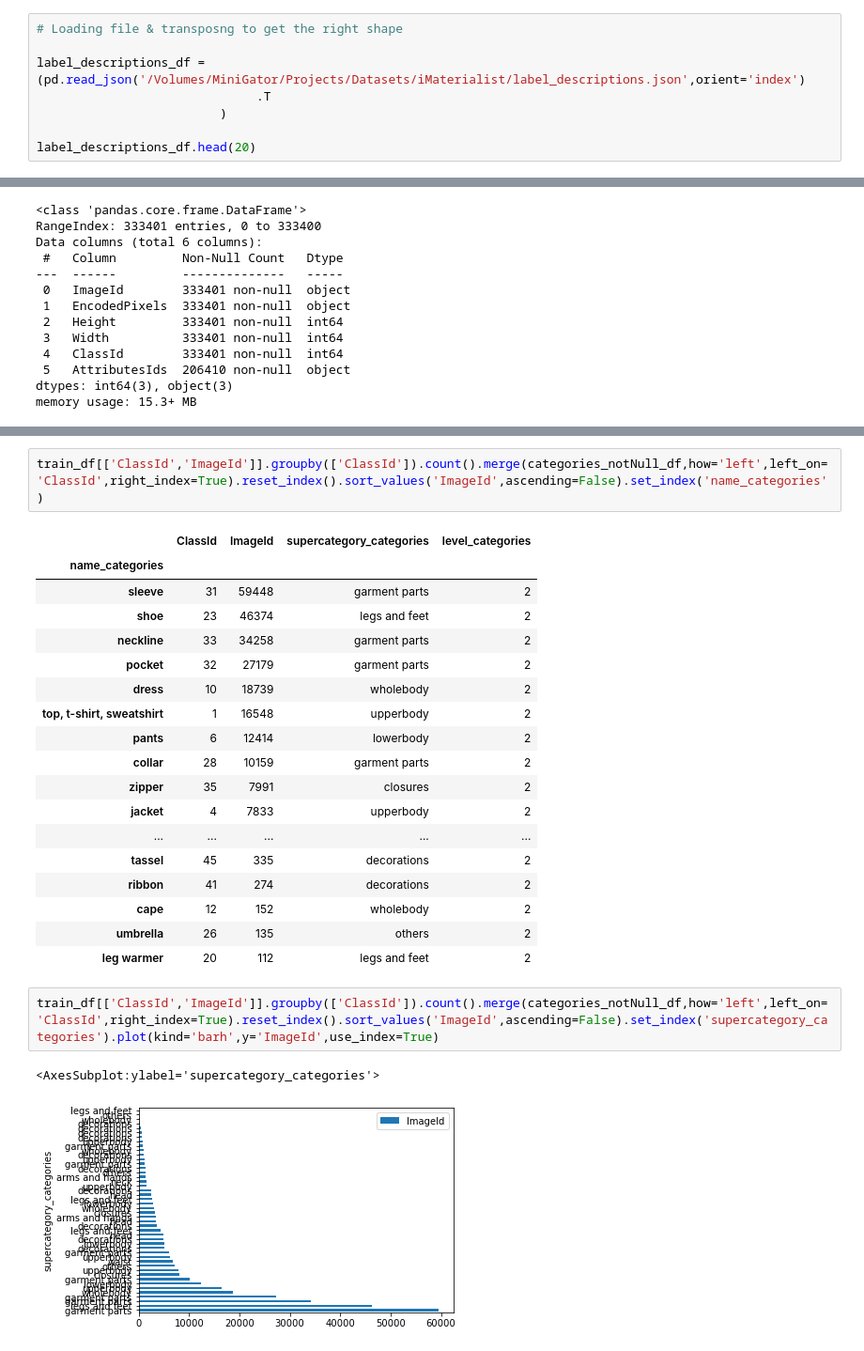
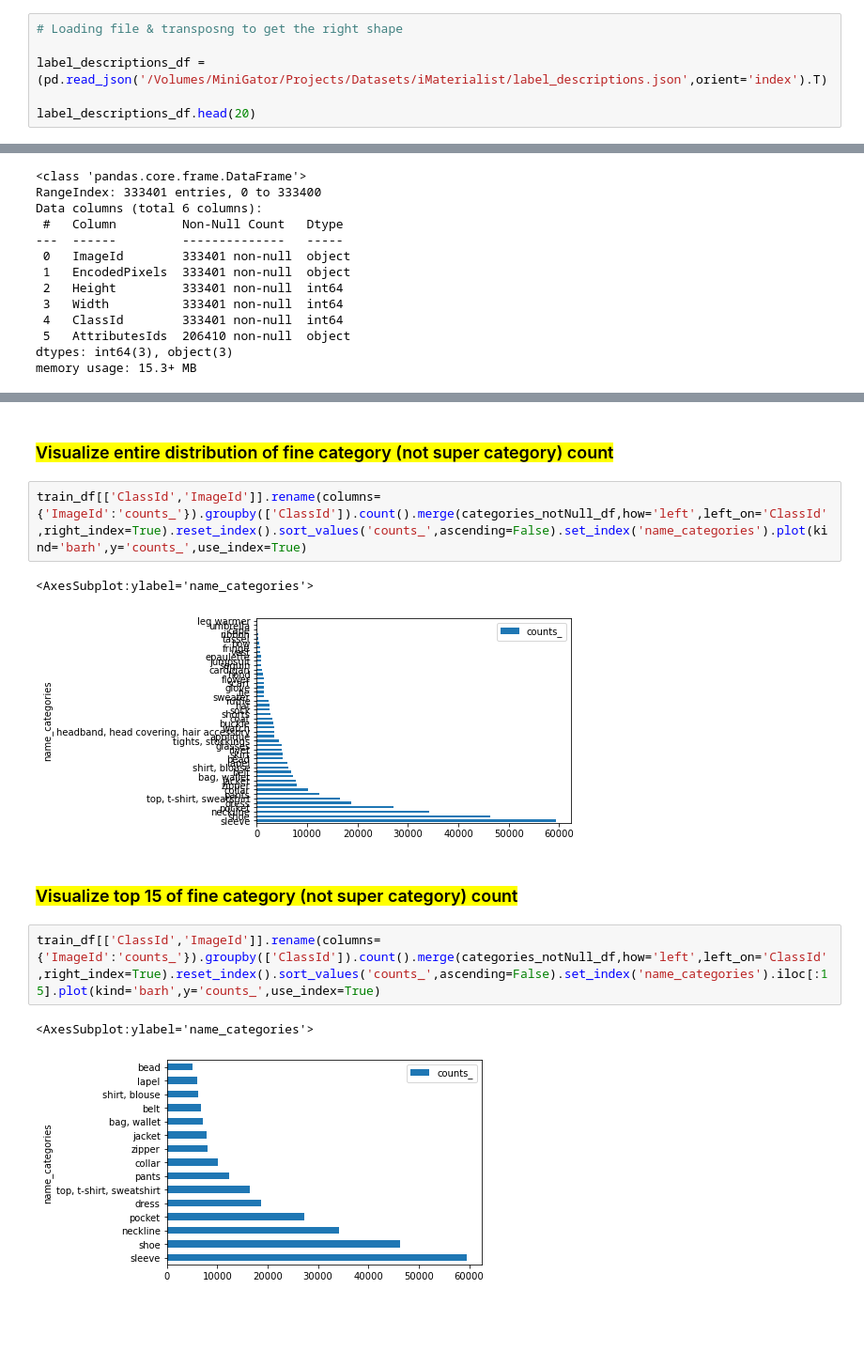
Before and after one commit to StyleVerse/Outfit-Recommender, a Jupyter notebook: notebooks/Step2_EDA/Step2_EDA_iMaterialist.ipynb, the cells around one changed output, grey strips where cells are left out. Shown at 94% size. Drawn from its saved outputs; the diff is of its cells as text; blank space fills up the shorter version.

Commit message:
Completed the iMaterialist EDA (Step 2). Onto PaperDolls Dataset. I also added additional comments, image preview, & emojis

```diff
--- a/notebooks/Step2_EDA/Step2_EDA_iMaterialist.ipynb
+++ b/notebooks/Step2_EDA/Step2_EDA_iMaterialist.ipynb
@@ -274,9 +315,7 @@ for imageName in listOfImageNames:
 # %%
 # Loading file & transposng to get the right shape
 
-label_descriptions_df = (pd.read_json('/Volumes/MiniGator/Projects/Datasets/iMaterialist/label_descriptions.json',orient='index')
-                              .T
-                         )
+label_descriptions_df = (pd.read_json('/Volumes/MiniGator/Projects/Datasets/iMaterialist/label_descriptions.json',orient='index').T)
 
 label_descriptions_df.head(20)
 # %% [output]
@@ -609,26 +738,14 @@ memory usage: 15.3+ MB
+# %% [markdown]
+### <span style='background :yellow' > Visualize entire distribution of fine category (not super category) count </span>
 # %%
-train_df[['ClassId','ImageId']].groupby(['ClassId']).count().merge(categories_notNull_df,how='left',left_on='ClassId',right_index=True).reset_index().sort_values('ImageId',ascending=False).set_index('name_categories')
+train_df[['ClassId','ImageId']].rename(columns={'ImageId':'counts_'}).groupby(['ClassId']).count().merge(categories_notNull_df,how='left',left_on='ClassId',right_index=True).reset_index().sort_values('counts_',ascending=False).set_index('name_categories').plot(kind='barh',y='counts_',use_index=True)
 # %% [output]
-|  | ClassId | ImageId | supercategory_categories | level_categories |
-| name_categories |  |  |  |  |
-| sleeve | 31 | 59448 | garment parts | 2 |
-| shoe | 23 | 46374 | legs and feet | 2 |
-| neckline | 33 | 34258 | garment parts | 2 |
-| pocket | 32 | 27179 | garment parts | 2 |
-| dress | 10 | 18739 | wholebody | 2 |
-| top, t-shirt, sweatshirt | 1 | 16548 | upperbody | 2 |
-| pants | 6 | 12414 | lowerbody | 2 |
-| collar | 28 | 10159 | garment parts | 2 |
-| zipper | 35 | 7991 | closures | 2 |
-| jacket | 4 | 7833 | upperbody | 2 |
-| ... | ... | ... | ... | ... |
-| tassel | 45 | 335 | decorations | 2 |
-| ribbon | 41 | 274 | decorations | 2 |
-| cape | 12 | 152 | wholebody | 2 |
-| umbrella | 26 | 135 | others | 2 |
-| leg warmer | 20 | 112 | legs and feet | 2 |
+<AxesSubplot:ylabel='name_categories'>
+[figure, added]
+# %% [markdown]
+### <span style='background :yellow' > Visualize top 15 of fine category (not super category) count </span>
 # %%
-train_df[['ClassId','ImageId']].groupby(['ClassId']).count().merge(categories_notNull_df,how='left',left_on='ClassId',right_index=True).reset_index().sort_values('ImageId',ascending=False).set_index('supercategory_categories').plot(kind='barh',y='ImageId',use_index=True)
+train_df[['ClassId','ImageId']].rename(columns={'ImageId':'counts_'}).groupby(['ClassId']).count().merge(categories_notNull_df,how='left',left_on='ClassId',right_index=True).reset_index().sort_values('counts_',ascending=False).set_index('name_categories').iloc[:15].plot(kind='barh',y='counts_',use_index=True)
 # %% [output]
-<AxesSubplot:ylabel='supercategory_categories'>
+<AxesSubplot:ylabel='name_categories'>
-[figure, old version]
+[figure, new version]
```
Also changed, not shown: parts of 79 cells of this notebook.
